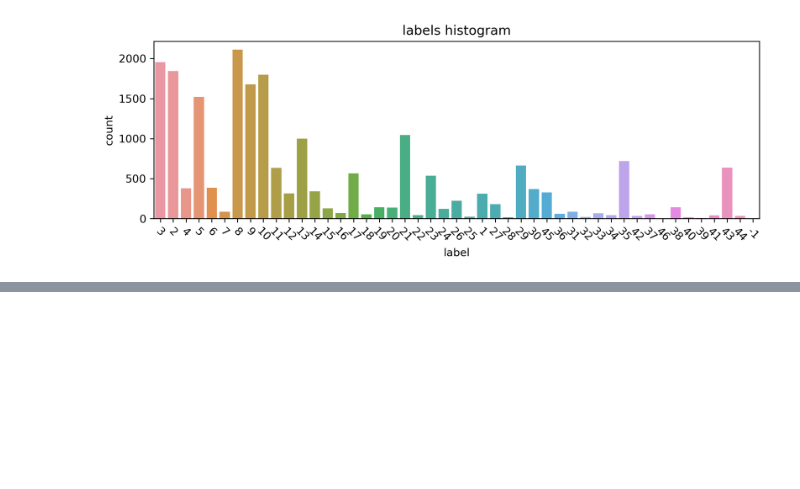
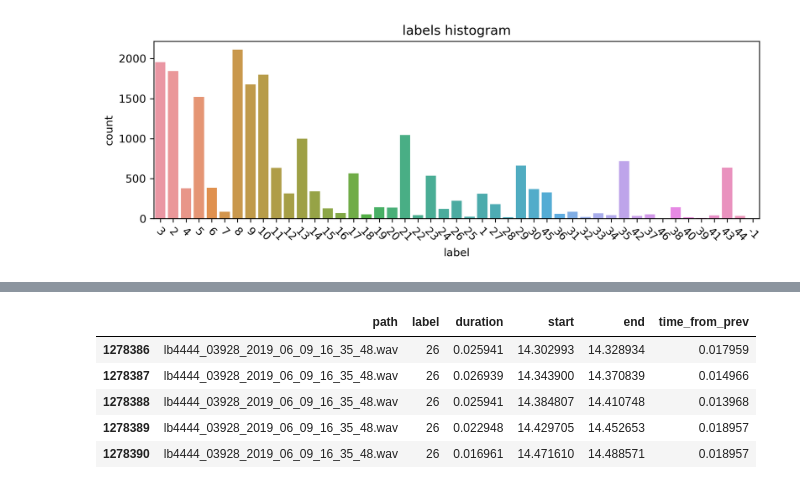
Before and after one commit to SivanLevin/BirdSongBout, a Jupyter notebook: trying_BSB_py.ipynb, the cells around one changed output, grey strips where cells are left out. Drawn from its saved outputs; the diff is of its cells as text; code cells hidden in the pictures; blank space fills up the shorter version.

```diff
--- a/trying_BSB_py.ipynb
+++ b/trying_BSB_py.ipynb
@@ -88,0 +103,11 @@ Text(0.5, 1.0, 'labels histogram')
+# %%
+df = create_syl_df_from_annot_file(data_path)
+# %%
+df.tail()
+# %% [output]
+|  | path | label | duration | start | end | time_from_prev |
+| 1278386 | lb4444_03928_2019_06_09_16_35_48.wav | 26 | 0.025941 | 14.302993 | 14.328934 | 0.017959 |
+| 1278387 | lb4444_03928_2019_06_09_16_35_48.wav | 26 | 0.026939 | 14.343900 | 14.370839 | 0.014966 |
+| 1278388 | lb4444_03928_2019_06_09_16_35_48.wav | 26 | 0.025941 | 14.384807 | 14.410748 | 0.013968 |
+| 1278389 | lb4444_03928_2019_06_09_16_35_48.wav | 26 | 0.022948 | 14.429705 | 14.452653 | 0.018957 |
+| 1278390 | lb4444_03928_2019_06_09_16_35_48.wav | 26 | 0.016961 | 14.471610 | 14.488571 | 0.018957 |
```
Also changed, not shown: parts of 18 cells of this notebook.
